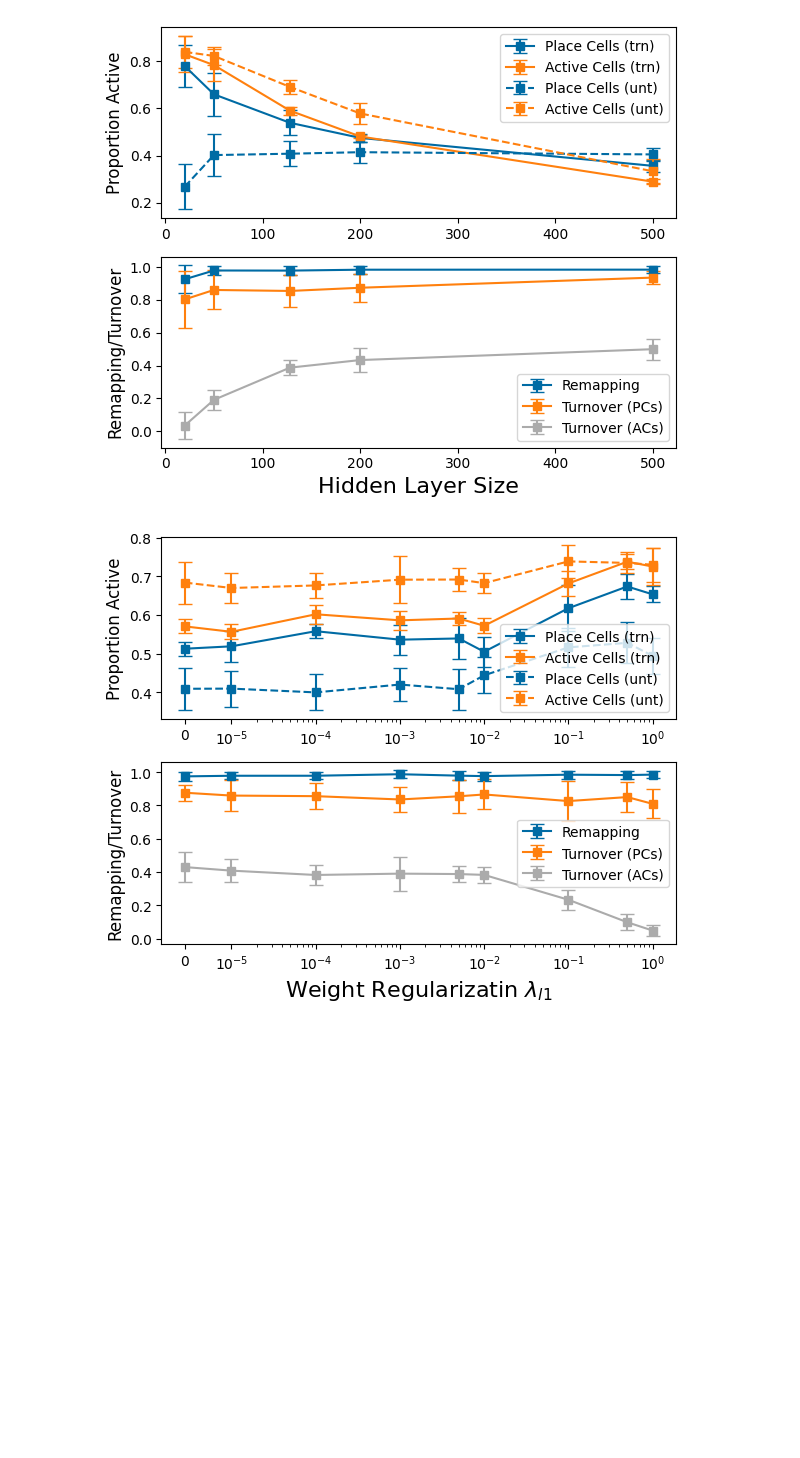
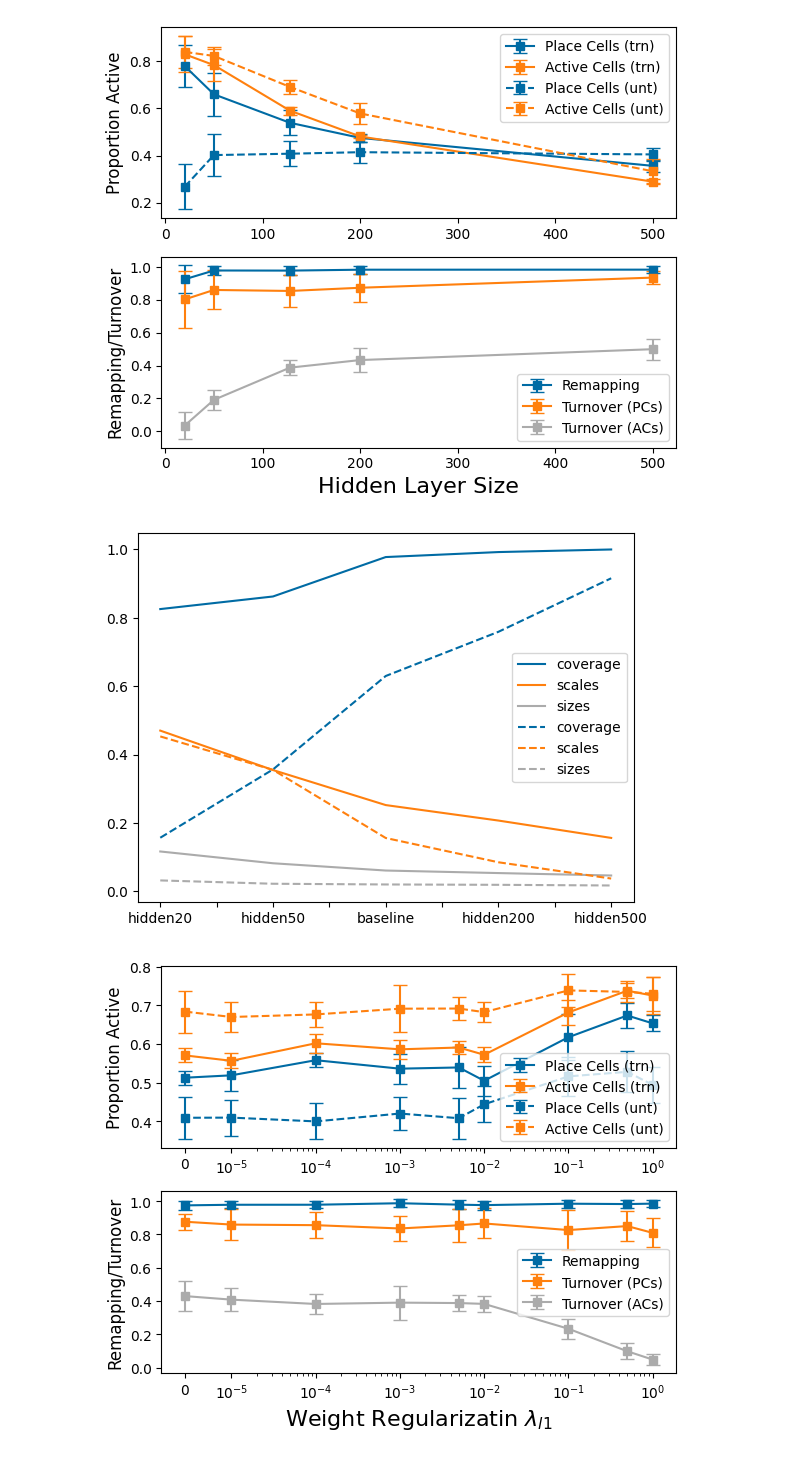
Before and after one commit to ChackMociute/Master-Thesis, a Jupyter notebook: analysis/remapping.ipynb, the cells around one changed output. Saved outputs shown, nothing was run; the diff lists cells and outputs as text; code cells hidden in the pictures; blank space fills up the shorter version.

Commit message:
Added rudimentary coverage analysis

```diff
--- a/analysis/remapping.ipynb
+++ b/analysis/remapping.ipynb
@@ -36,6 +36,10 @@ xlabel = 'Hidden Layer Size'
 ma.plot_lines(xticks, xlabel, linear=True, filename="../figs/remap_hs.png")
 # %% [output]
 [figure]
+# %%
+ma.plot_coverage_stats()
+# %% [output]
+[figure, added]
 # %%
 l1s = [f'l1_{n}' for n in ['1', '05', '01', '001', '0001', '00001', '000001', '0']]
 l1s.insert(4, 'baseline')
```
Also changed, not shown: parts of 4 cells of this notebook, 1 other file.
